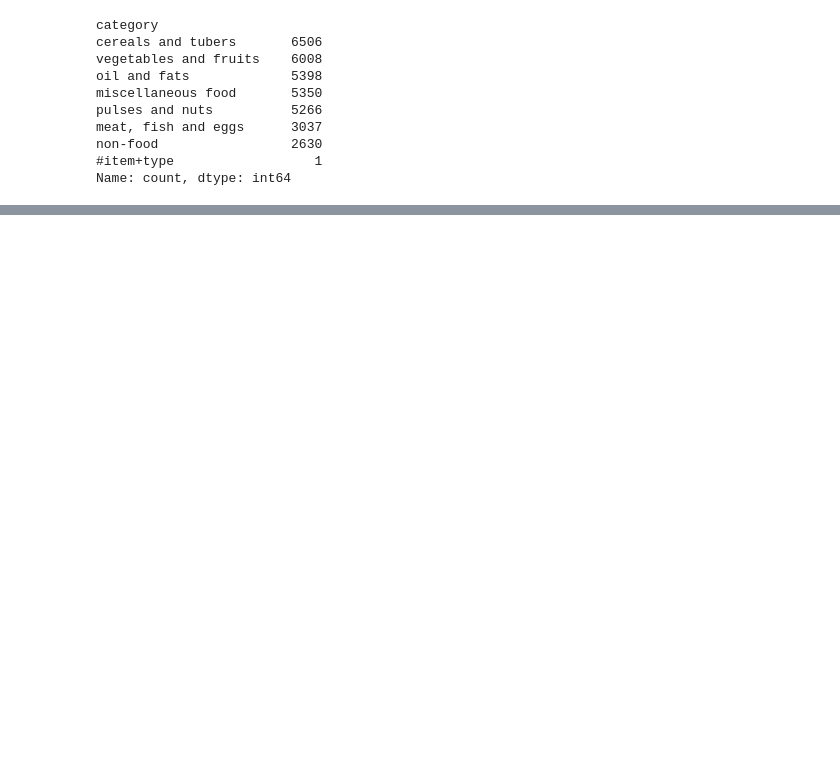
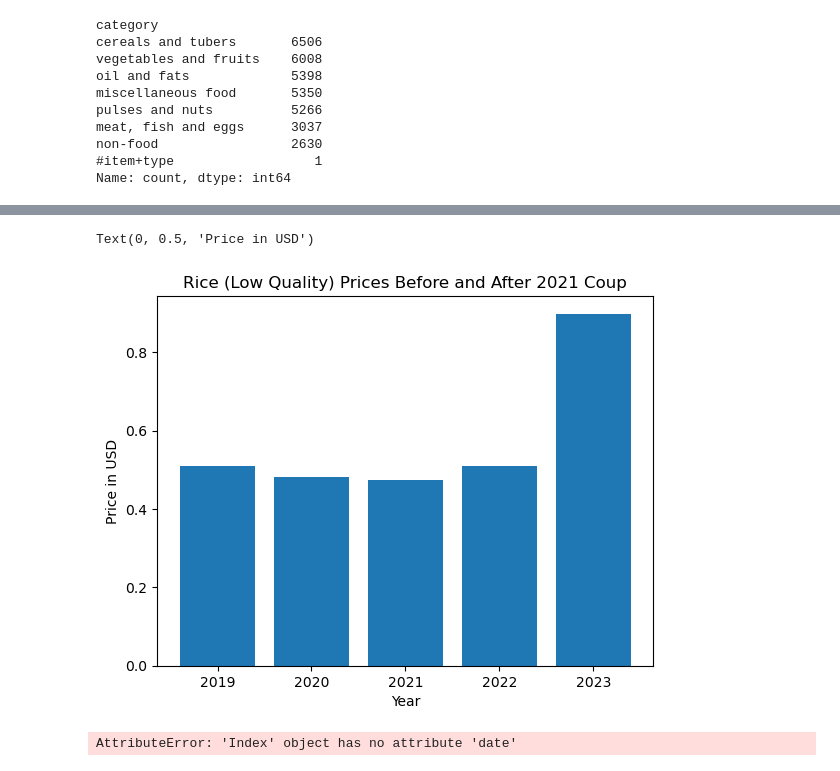
Before and after one commit to cat-mang/Myanmar_Food, a Jupyter notebook: notebooks/eda.ipynb, the cells around one changed output, grey strips where cells are left out. Saved outputs shown, nothing was run; the diff lists cells and outputs as text; code cells hidden in the pictures; blank space fills up the shorter version.

```diff
--- a/notebooks/eda.ipynb
+++ b/notebooks/eda.ipynb
@@ -101,0 +250,4 @@ Name: count, dtype: int64
+# %%
+#Year Bool Mask
+year_df = myanmar_riceLQ_df['year'] > 2018
+coup_df = myanmar_riceLQ_df[year_df]
@@ -101,0 +283,4 @@ Name: count, dtype: int64
+# %%
+#Coup Years
+coup_rice = coup_df.groupby('year').mean('usdprice')
+coup_rice.head()
@@ -101,0 +305,14 @@ Name: count, dtype: int64
+# %%
+fig, ax = plt.subplots()
+
+ax.bar(coup_rice.index, coup_rice['usdprice'])
+ax.set_title("Rice (Low Quality) Prices Before and After 2021 Coup")
+ax.set_xlabel("Year")
+ax.set_ylabel("Price in USD")
+# %% [output]
+Text(0, 0.5, 'Price in USD')
+[figure, added]
+# %%
+myanmar_riceLQ_df = myanmar_riceLQ_df.groupby(myanmar_riceLQ_df.index.date).mean()
+# %% [output]
+AttributeError: 'Index' object has no attribute 'date'
```
Also changed, not shown: parts of 23 cells of this notebook, 1 other file.
